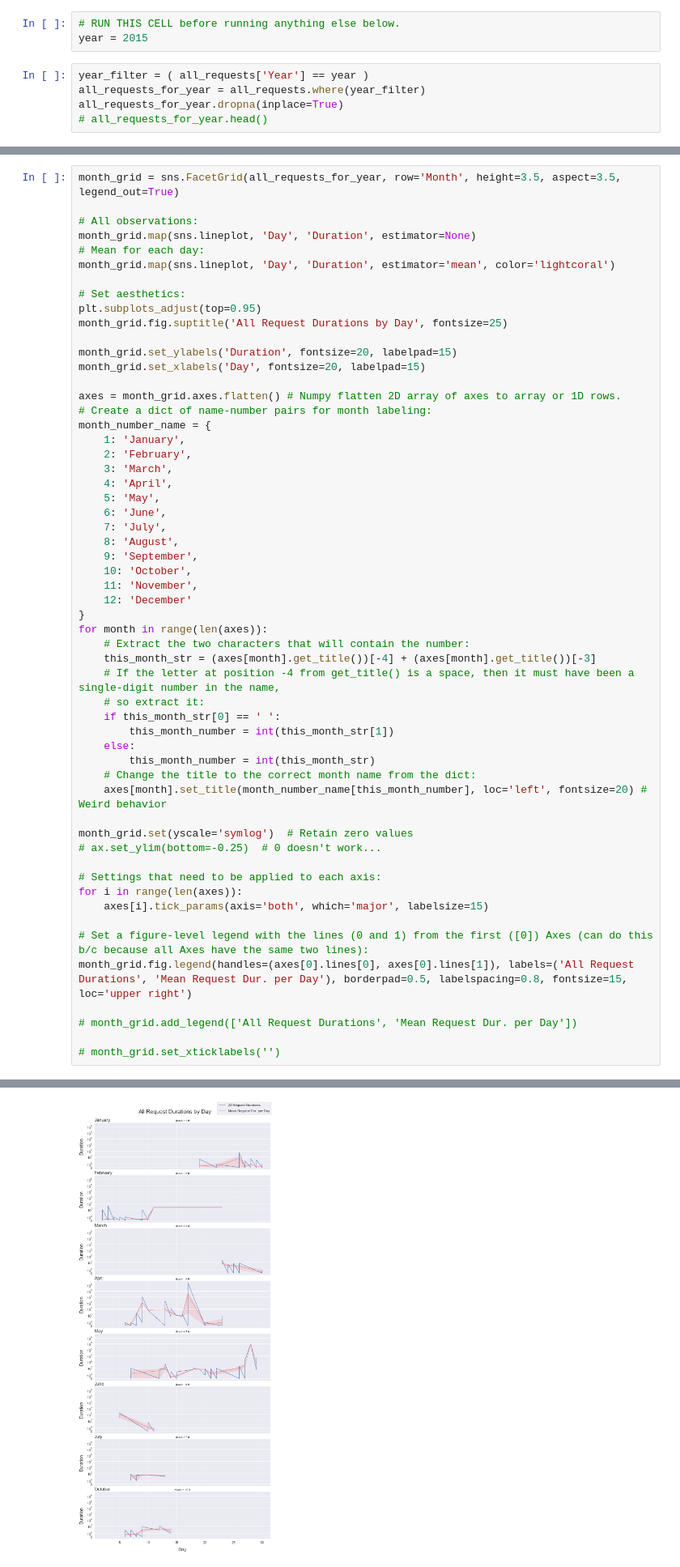
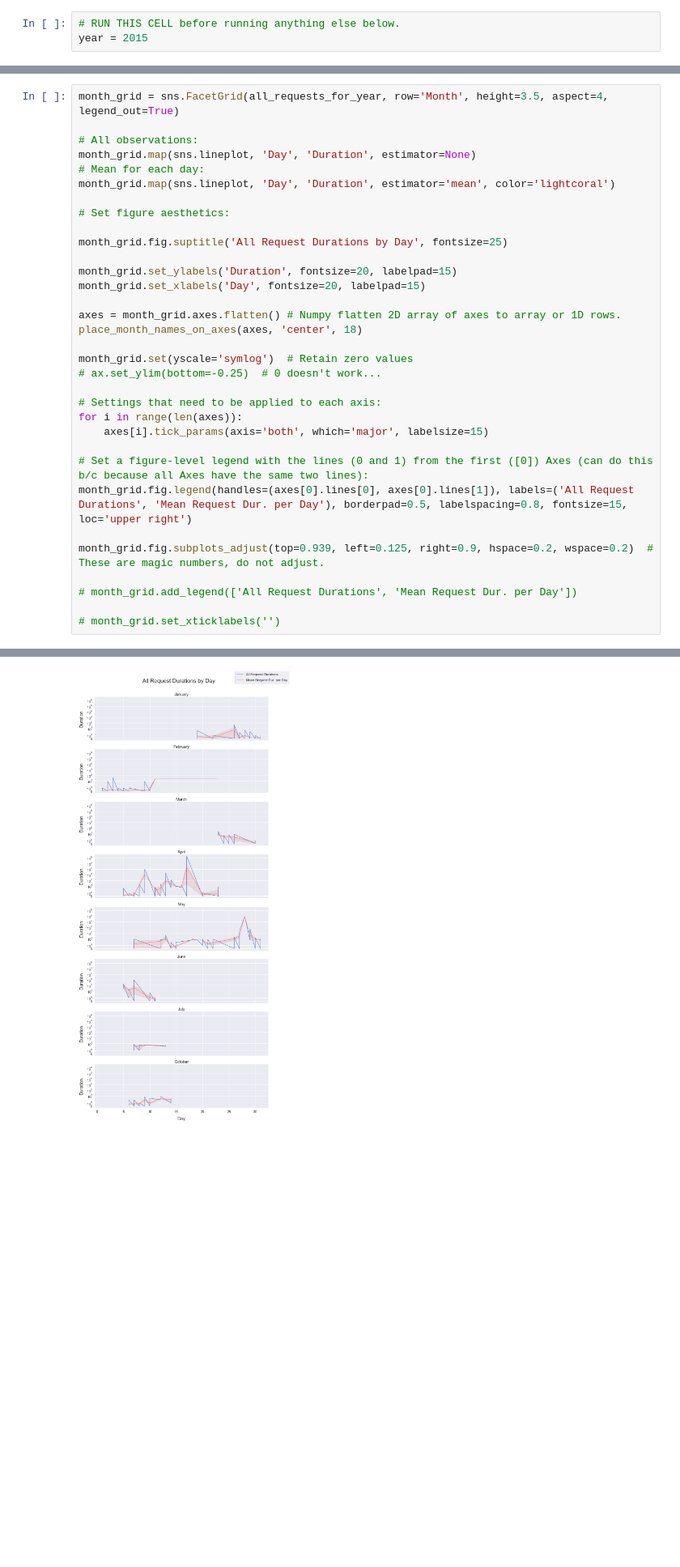
Before and after one commit to leilanihagen/interject-datacell-request-time-data-exploration, a Jupyter notebook: datacell_request_time_v2.ipynb, the cells around one changed output, grey strips where cells are left out. Shown: that part at 81% size. Drawn from its saved outputs; the diff is of its cells as text; blank space fills up the shorter version.

```diff
--- a/datacell_request_time_v2.ipynb
+++ b/datacell_request_time_v2.ipynb
@@ -155,8 +205,3 @@ Choose the year you would like to view request data for:
 # %%
 # RUN THIS CELL before running anything else below.
 year = 2015
-# %%
-year_filter = ( all_requests['Year'] == year )
-all_requests_for_year = all_requests.where(year_filter)
-all_requests_for_year.dropna(inplace=True)
-# all_requests_for_year.head()
@@ -165,45 +228,20 @@ Instead of breaking up the dataframe into 12 dataframes for each month, let's us
 # %%
-month_grid = sns.FacetGrid(all_requests_for_year, row='Month', height=3.5, aspect=3.5, legend_out=True)
+month_grid = sns.FacetGrid(all_requests_for_year, row='Month', height=3.5, aspect=4, legend_out=True)
 
 # All observations:
 month_grid.map(sns.lineplot, 'Day', 'Duration', estimator=None)
 # Mean for each day:
 month_grid.map(sns.lineplot, 'Day', 'Duration', estimator='mean', color='lightcoral')
 
-# Set aesthetics:
-plt.subplots_adjust(top=0.95)
+# Set figure aesthetics:
+
 month_grid.fig.suptitle('All Request Durations by Day', fontsize=25)
 
 month_grid.set_ylabels('Duration', fontsize=20, labelpad=15)
 month_grid.set_xlabels('Day', fontsize=20, labelpad=15)
 
 axes = month_grid.axes.flatten() # Numpy flatten 2D array of axes to array or 1D rows.
-# Create a dict of name-number pairs for month labeling:
-month_number_name = {
-    1: 'January',
-    2: 'February',
-    3: 'March',
-    4: 'April',
-    5: 'May',
-    6: 'June',
-    7: 'July',
-    8: 'August',
-    9: 'September',
-    10: 'October',
-    11: 'November',
-    12: 'December'
-}
-for month in range(len(axes)):
-    # Extract the two characters that will contain the number:
-    this_month_str = (axes[month].get_title())[-4] + (axes[month].get_title())[-3]
-    # If the letter at position -4 from get_title() is a space, then it must have been a single-digit number in the name,
-    # so extract it:
-    if this_month_str[0] == ' ':
-        this_month_number = int(this_month_str[1])
-    else:
-        this_month_number = int(this_month_str)
-    # Change the title to the correct month name from the dict:
-    axes[month].set_title(month_number_name[this_month_number], loc='left', fontsize=20) # Weird behavior
+place_month_names_on_axes(axes, 'center', 18)
 
 month_grid.set(yscale='symlog')  # Retain zero values
 # ax.set_ylim(bottom=-0.25)  # 0 doesn't work...
@@ -215,6 +253,8 @@ for i in range(len(axes)):
 # Set a figure-level legend with the lines (0 and 1) from the first ([0]) Axes (can do this b/c because all Axes have the same two lines):
 month_grid.fig.legend(handles=(axes[0].lines[0], axes[0].lines[1]), labels=('All Request Durations', 'Mean Request Dur. per Day'), borderpad=0.5, labelspacing=0.8, fontsize=15, loc='upper right')
 
+month_grid.fig.subplots_adjust(top=0.939, left=0.125, right=0.9, hspace=0.2, wspace=0.2)  # These are magic numbers, do not adjust.
+
 # month_grid.add_legend(['All Request Durations', 'Mean Request Dur. per Day'])
 
 # month_grid.set_xticklabels('')
@@ -223,4 +262,4 @@ month_grid.fig.legend(handles=(axes[0].lines[0], axes[0].lines[1]), labels=('All
-[figure, old version]
+[figure, new version]
 # %% [markdown]
 As opposed to **this**:
 # %%
```
Also changed, not shown: parts of 49 cells of this notebook.
